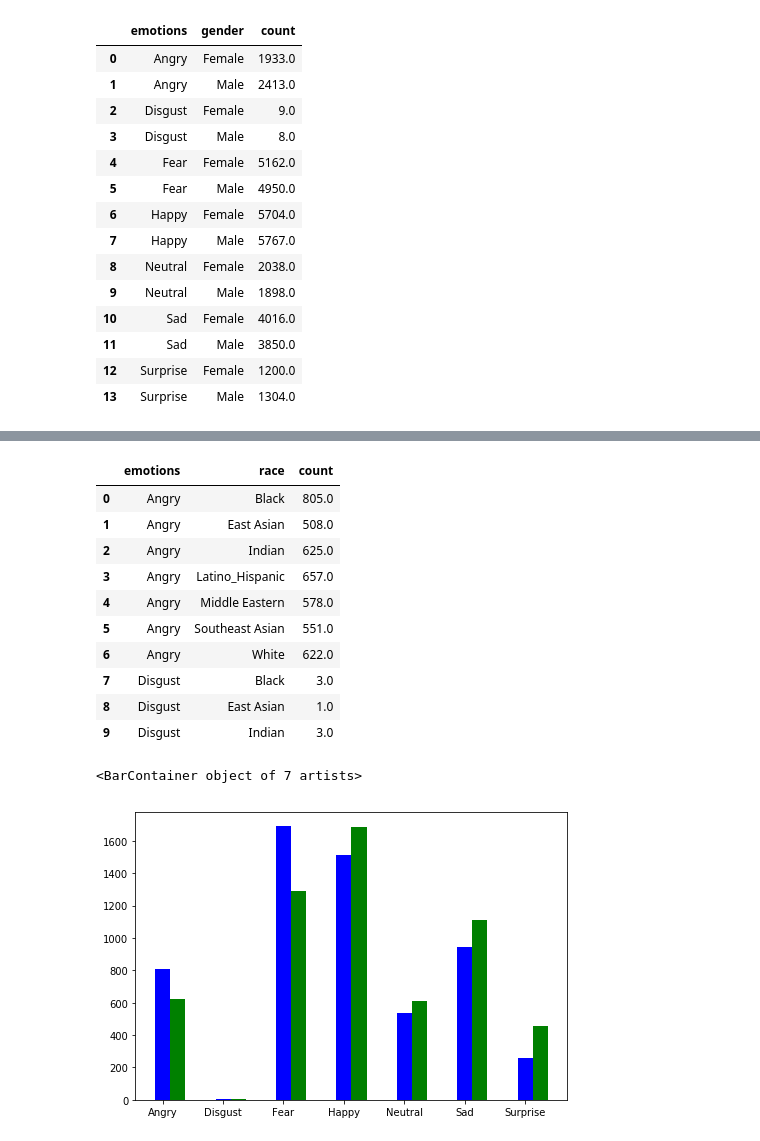
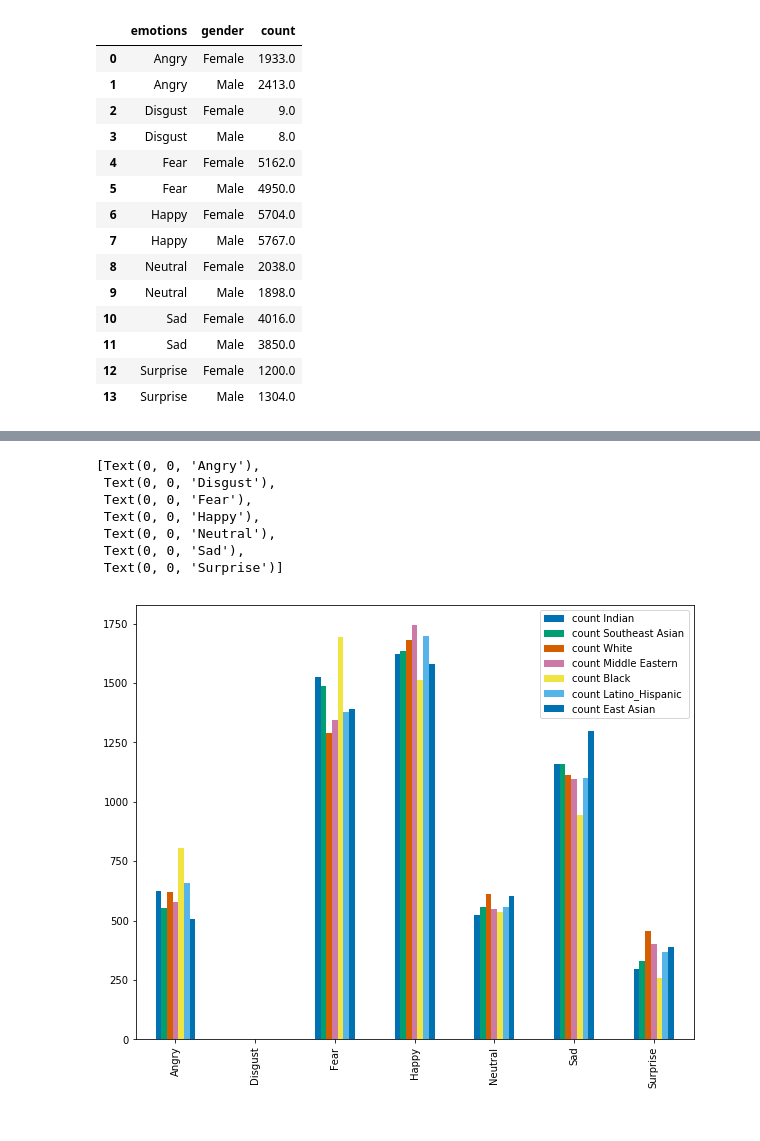
Before and after one commit to EwertonDCSilv/emotion_faces, a Jupyter notebook: tp.ipynb, the cells around one changed output, grey strips where cells are left out. Saved outputs shown, nothing was run; the diff lists cells and outputs as text; code cells hidden in the pictures.

```diff
--- a/tp.ipynb
+++ b/tp.ipynb
@@ -255,35 +227,17 @@ ax.bar(X + 0.25, female, color = 'g', width = 0.25)
 # %%
-race = df.groupby(["emotions", "race"], as_index=False).sum()
-race.columns = ["emotions", "race", "count"]
-race.head(10)
+df_race = df.groupby(["emotions", "race"], as_index=False).sum()
+df_race.columns = ["emotions", "race", "count"]
-# %% [output]
-|  | emotions | race | count |
-| 0 | Angry | Black | 805.0 |
-| 1 | Angry | East Asian | 508.0 |
-| 2 | Angry | Indian | 625.0 |
-| 3 | Angry | Latino_Hispanic | 657.0 |
-| 4 | Angry | Middle Eastern | 578.0 |
-| 5 | Angry | Southeast Asian | 551.0 |
-| 6 | Angry | White | 622.0 |
-| 7 | Disgust | Black | 3.0 |
-| 8 | Disgust | East Asian | 1.0 |
-| 9 | Disgust | Indian | 3.0 |
-# %%
-emotions_list = [""]
-emotions_list[1:] = race['emotions'].unique()
-black = list(race.query('race=="Black"')['count'])
-whithe = list(race.query('race=="White"')['count'])
-
-X = np.arange(len(male))
-
-fig = plt.figure()
-ax = fig.add_axes([0,0,1,1])
-
-ax.set_xticklabels(labels =emotions_list, minor=False)
-
-ax.bar(X + 0.00, black, color = 'b', width = 0.25)
-ax.bar(X + 0.25, whithe, color = 'g', width = 0.25)
-# ax.bar.xticks(labels = emotions_list)
-# %% [output]
-<BarContainer object of 7 artists>
-[figure, removed]
+# %%
+emotions_list = list(gender['emotions'].unique())
+
+df_merge = mergeForPlot(df_race,'race')
+df_merge.plot.bar().set_xticklabels(emotions_list)
+# %% [output]
+[Text(0, 0, 'Angry'),
+ Text(0, 0, 'Disgust'),
+ Text(0, 0, 'Fear'),
+ Text(0, 0, 'Happy'),
+ Text(0, 0, 'Neutral'),
+ Text(0, 0, 'Sad'),
+ Text(0, 0, 'Surprise')]
+[figure, added]
```
Also changed, not shown: parts of 23 cells of this notebook, 1 other file.
